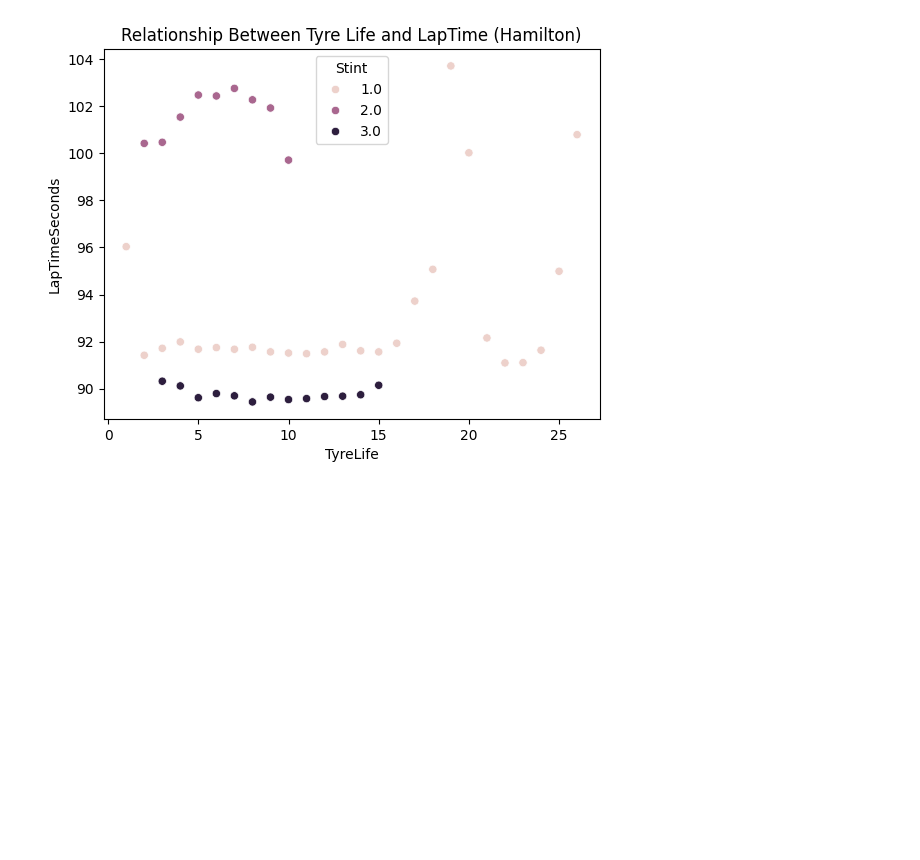
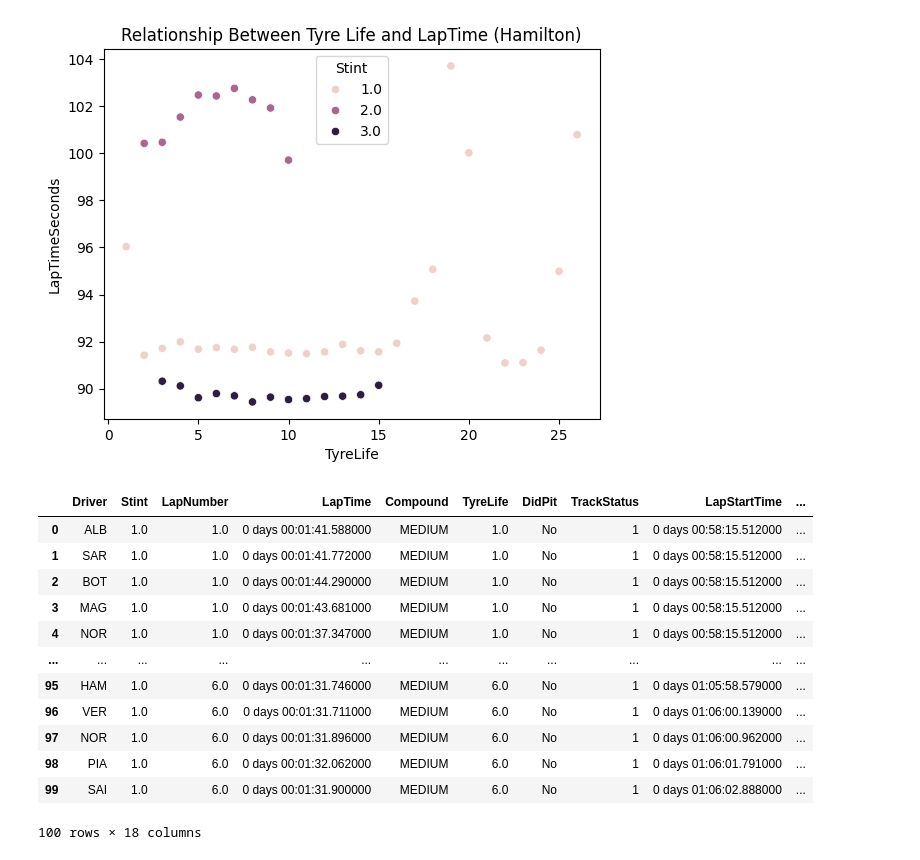
Before and after one commit to JamesBurnard1/Pitwall-F1, a Jupyter notebook: exploration.ipynb, the cells around one changed output. Saved outputs shown, nothing was run; the diff lists cells and outputs as text; code cells hidden in the pictures; blank space fills up the shorter version.

```diff
--- a/exploration.ipynb
+++ b/exploration.ipynb
@@ -256,3 +246,31 @@ plt.title('Relationship Between Tyre Life and LapTime (Hamilton)')
 plt.show()
 # %% [output]
 [figure]
+# %%
+weather_df = session.weather_data.copy()
+
+filtered_race_stints_df = filtered_race_stints_df.sort_values('LapStartTime')
+weather_df = weather_df.sort_values('Time')
+
+stints_with_weather_df = pd.merge_asof(
+    filtered_race_stints_df,
+    weather_df,
+    left_on='LapStartTime',
+    right_on='Time',
+    direction='nearest'
+)
+stints_with_weather_df.head(100)
+# %% [output]
+|  | Driver | Stint | LapNumber | LapTime | Compound | TyreLife | DidPit | TrackStatus | LapStartTime | ... |
+| 0 | ALB | 1.0 | 1.0 | 0 days 00:01:41.588000 | MEDIUM | 1.0 | No | 1 | 0 days 00:58:15.512000 | ... |
+| 1 | SAR | 1.0 | 1.0 | 0 days 00:01:41.772000 | MEDIUM | 1.0 | No | 1 | 0 days 00:58:15.512000 | ... |
+| 2 | BOT | 1.0 | 1.0 | 0 days 00:01:44.290000 | MEDIUM | 1.0 | No | 1 | 0 days 00:58:15.512000 | ... |
+| 3 | MAG | 1.0 | 1.0 | 0 days 00:01:43.681000 | MEDIUM | 1.0 | No | 1 | 0 days 00:58:15.512000 | ... |
+| 4 | NOR | 1.0 | 1.0 | 0 days 00:01:37.347000 | MEDIUM | 1.0 | No | 1 | 0 days 00:58:15.512000 | ... |
+| ... | ... | ... | ... | ... | ... | ... | ... | ... | ... | ... |
+| 95 | HAM | 1.0 | 6.0 | 0 days 00:01:31.746000 | MEDIUM | 6.0 | No | 1 | 0 days 01:05:58.579000 | ... |
+| 96 | VER | 1.0 | 6.0 | 0 days 00:01:31.711000 | MEDIUM | 6.0 | No | 1 | 0 days 01:06:00.139000 | ... |
+| 97 | NOR | 1.0 | 6.0 | 0 days 00:01:31.896000 | MEDIUM | 6.0 | No | 1 | 0 days 01:06:00.962000 | ... |
+| 98 | PIA | 1.0 | 6.0 | 0 days 00:01:32.062000 | MEDIUM | 6.0 | No | 1 | 0 days 01:06:01.791000 | ... |
+| 99 | SAI | 1.0 | 6.0 | 0 days 00:01:31.900000 | MEDIUM | 6.0 | No | 1 | 0 days 01:06:02.888000 | ... |
+100 rows × 18 columns
```
Also changed, not shown: parts of 7 cells of this notebook.
